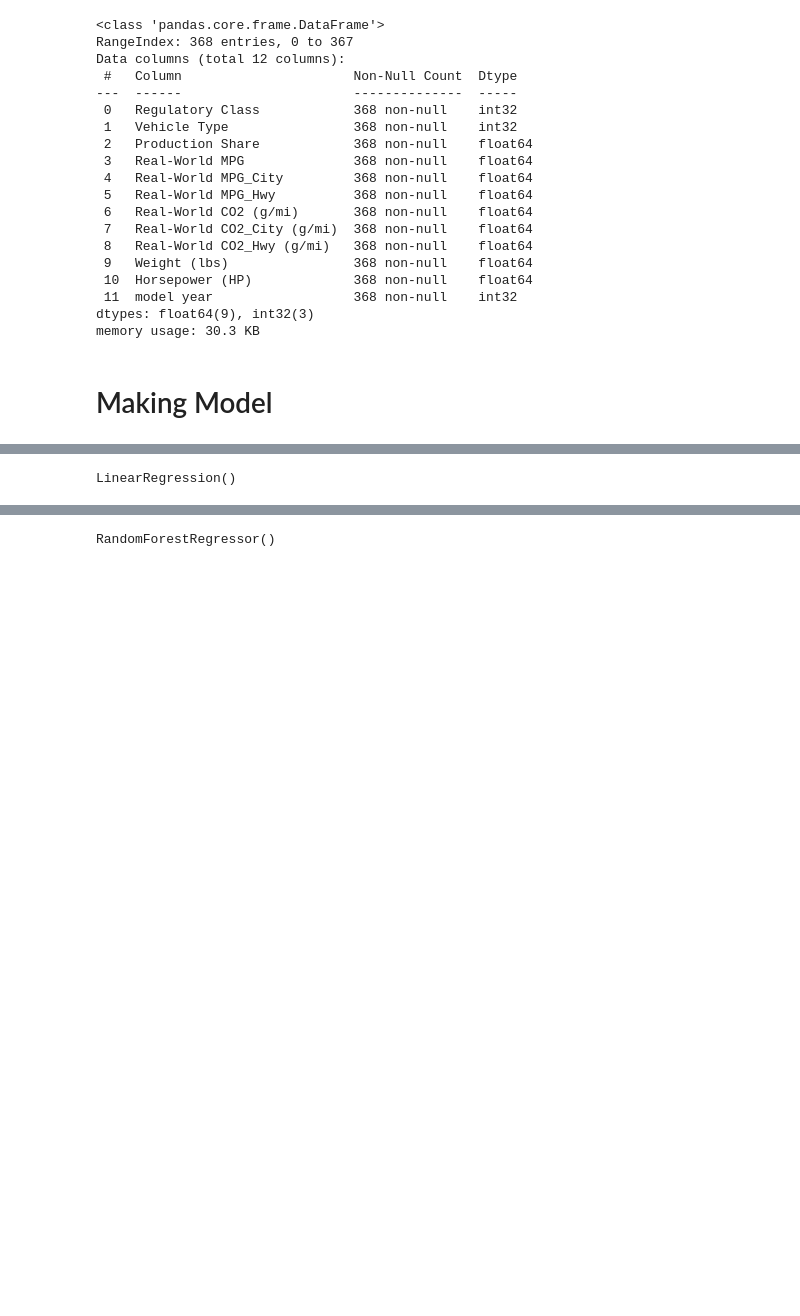
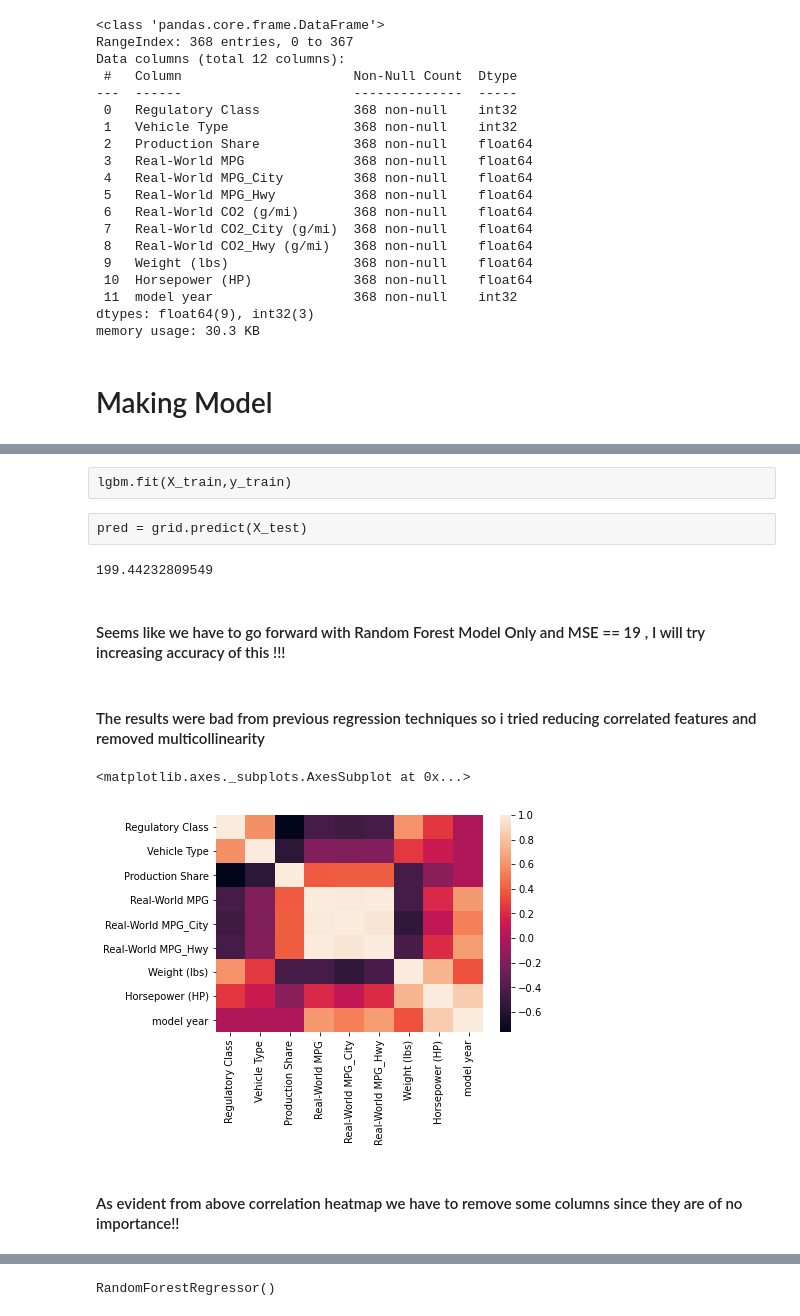
Before and after one commit to shyamgupta196/learning-process-experiments, a Jupyter notebook: mani_bhai_cleaning.ipynb, the cells around one changed output, grey strips where cells are left out. Drawn from its saved outputs; the diff is of its cells as text; code cells hidden in the pictures; blank space fills up the shorter version.

Commit message:
final model mse_6_val_1

```diff
--- a/mani_bhai_cleaning.ipynb
+++ b/mani_bhai_cleaning.ipynb
@@ -437,3 +540,22 @@ X_pre,y_pre = df.drop(['Real-World CO2 (g/mi)','Real-World CO2_City (g/mi)','Rea
+# %% [raw]
+lgbm.fit(X_train,y_train)
+# %% [raw]
+pred = grid.predict(X_test)
+# %%
+mean_squared_error(y_test,pred) #200 on test set
+# %% [output]
+199.44232809549
+# %% [markdown]
+#### Seems like we have to go forward with Random Forest Model Only and MSE == 19 , I will try increasing accuracy of this !!!
+# %% [markdown]
+#### The results were bad from previous regression techniques so i tried reducing correlated features and removed multicollinearity
+# %%
+sns.heatmap(X_pre.corr())
+# %% [output]
+<matplotlib.axes._subplots.AxesSubplot at 0x...>
+[figure, added]
+# %% [markdown]
+#### As evident from above correlation heatmap we have to remove some columns since they are of no importance!!
 # %%
 X_pre.drop(['Real-World MPG_City','Real-World MPG_Hwy','Production Share','Regulatory Class','Vehicle Type'],inplace=True,axis=1)
 # %%
@@ -441,7 +563,2 @@ X,y = X_pre[:-40],y_pre[:-40]
 # %%
 X_train,X_test,y_train,y_test = train_test_split(X,y)
-# %%
-lr = LinearRegression()
-lr.fit(X_train,y_train)
-# %% [output]
-LinearRegression()
```
Also changed, not shown: parts of 66 cells of this notebook.
